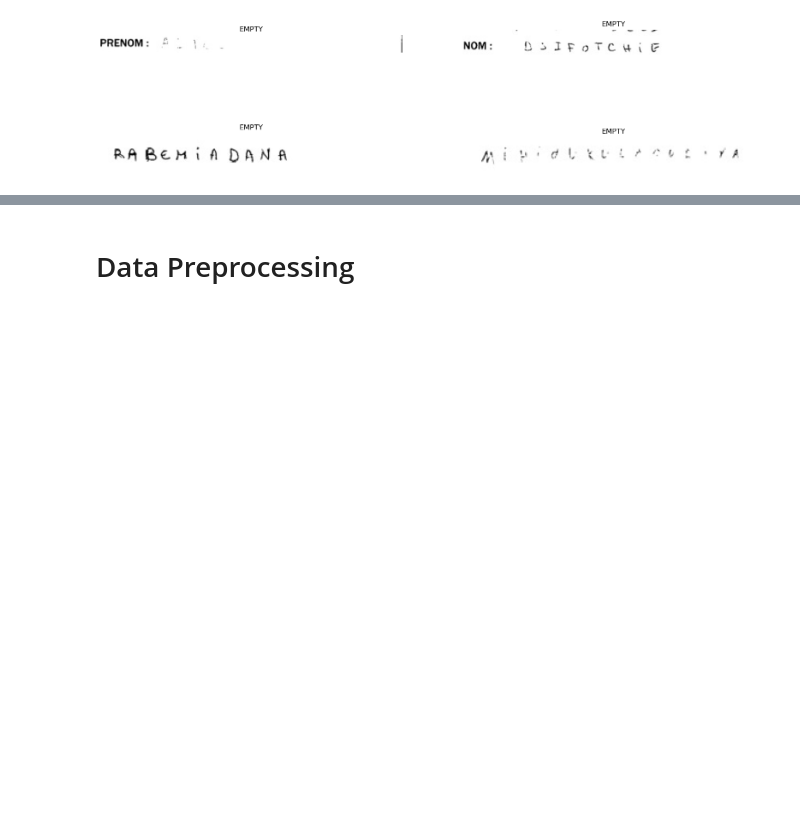
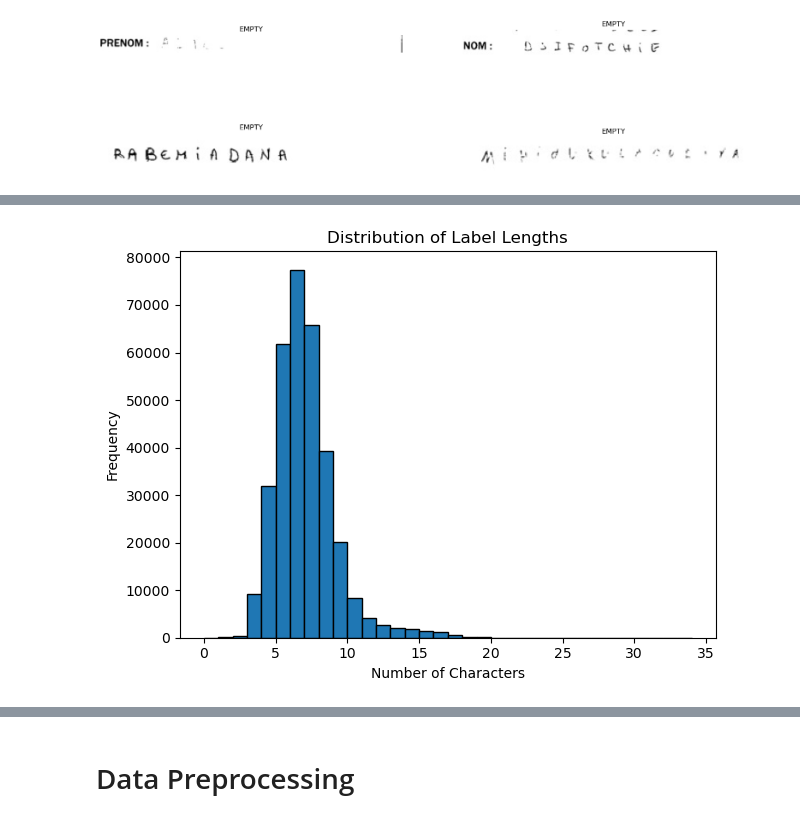
Before and after one commit to CamelSal/HandwritingRecognition, a Jupyter notebook: Handwriting_Recognition.ipynb, the cells around one changed output, grey strips where cells are left out. Drawn from its saved outputs; the diff is of its cells as text; code cells hidden in the pictures; blank space fills up the shorter version.

```diff
--- a/Handwriting_Recognition.ipynb
+++ b/Handwriting_Recognition.ipynb
@@ -120,6 +162,6 @@ plt.subplots_adjust(wspace=0.2, hspace=-0.8)
 # %%
-train = train[train['IDENTITY'] != 'EMPTY']
-validation = validation[validation['IDENTITY'] != 'EMPTY']
+train = train[(train['IDENTITY'] != 'EMPTY') & (train['IDENTITY'] != 'UNREADABLE')]
+validation = validation[(validation['IDENTITY'] != 'EMPTY') & ( validation['IDENTITY'] != 'UNREADABLE')]
 
 train['IDENTITY'].value_counts().head(10)
 # %% [output]
@@ -137,0 +197,11 @@ Name: count, dtype: int64
+# %%
+dist = train['IDENTITY'].apply(len)
+
+plt.hist(dist,range(35),ec = 'black')
+plt.title('Distribution of Label Lengths')
+plt.xlabel('Number of Characters')
+plt.ylabel('Frequency')
+plt.tight_layout()
+plt.show()
+# %% [output]
+[figure, added]
```
Also changed, not shown: parts of 52 cells of this notebook.
